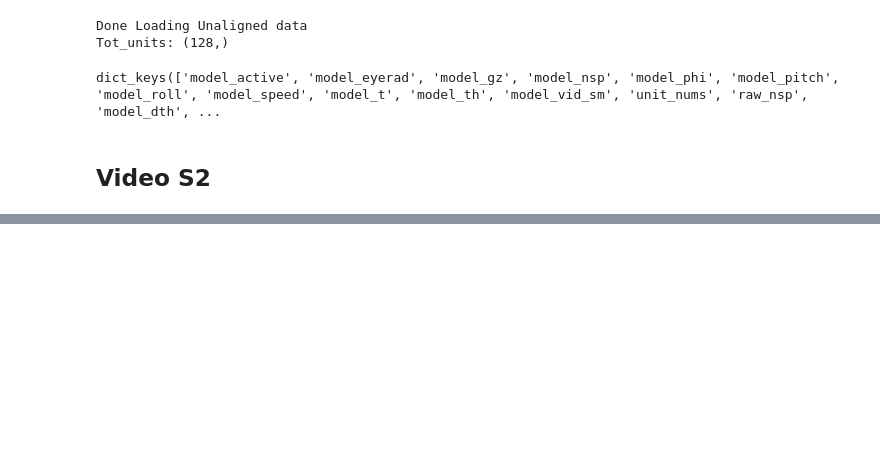
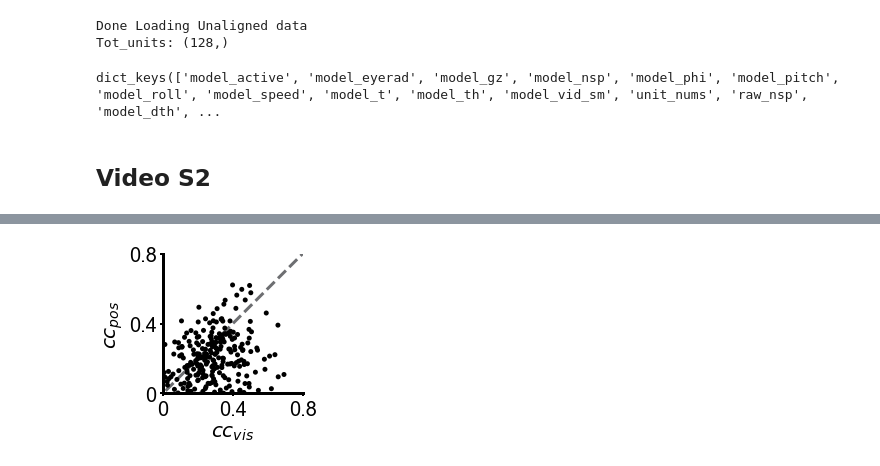
Before and after one commit to elliottabe/pytorchGLM, a Jupyter notebook: Make_Plots.ipynb, the cells around one changed output, grey strips where cells are left out. Cells and saved outputs as stored; diff of their text form; code cells hidden in the pictures; blank space fills up the shorter version.

```diff
--- a/Make_Plots.ipynb
+++ b/Make_Plots.ipynb
@@ -3171,0 +3290,35 @@ gc.collect()
+# %%
+fig, axs = plt.subplots(figsize=(3.2,3.2))
+########## Fig 4D ##########
+fr_th = 1 # hz
+vals_Mot = np.hstack([All_data[pparams['date_ani2'][da]][exp_type]['Mot_cc_test'] for da in range(len(pparams['dates_all']))])
+vals_Vis = np.hstack([All_data[pparams['date_ani2'][da]][exp_type]['Vis_cc_test'] for da in range(len(pparams['dates_all']))])
+vals_Add = np.hstack([All_data[pparams['date_ani2'][da]][exp_type]['Add_cc_test'] for da in range(len(pparams['dates_all']))])
+vals_Mul = np.hstack([All_data[pparams['date_ani2'][da]][exp_type]['Mul_cc_test'] for da in range(len(pparams['dates_all']))])
+
+
+lims = (-.05, .85)
+ticks = [0,.4,.8]
+ln_max = .8
+crange=500
+##### Vis vs Mot #####
+ax = axs
+im=ax.scatter(vals_Vis,vals_Mot,c='k',s=25,edgecolors='none')
+ax.plot(np.linspace(lims[0],ln_max),np.linspace(lims[0],ln_max),c='#6D6E71',ls='--',zorder=0,lw=3)
+ax.set_xlabel(r'$cc_{vis}$',fontsize=fontsize)
+ax.set_ylabel(r'$cc_{pos}$',fontsize=fontsize)
+ax.set_yticks(ticks)
+ax.set_yticklabels(ticks)
+ax.set_xticks(ticks)
+ax.set_xticklabels(ticks)
+ax.axis('square')
+ax.set_ylim(0,.8)
+ax.set_xlim(0,.8)
+ax.tick_params(axis='both', which='major', labelsize=fontsize)
+for axis in ['bottom','left']:
+    ax.spines[axis].set_linewidth(3)
+plt.tight_layout()
+figname = paper_fig_dir/'VM_Scatter.pdf'
+fig.savefig(figname,transparent=True, bbox_inches='tight')
+# %% [output]
+[figure, added]
```
Also changed, not shown: parts of 6 cells of this notebook, 9 other files.
